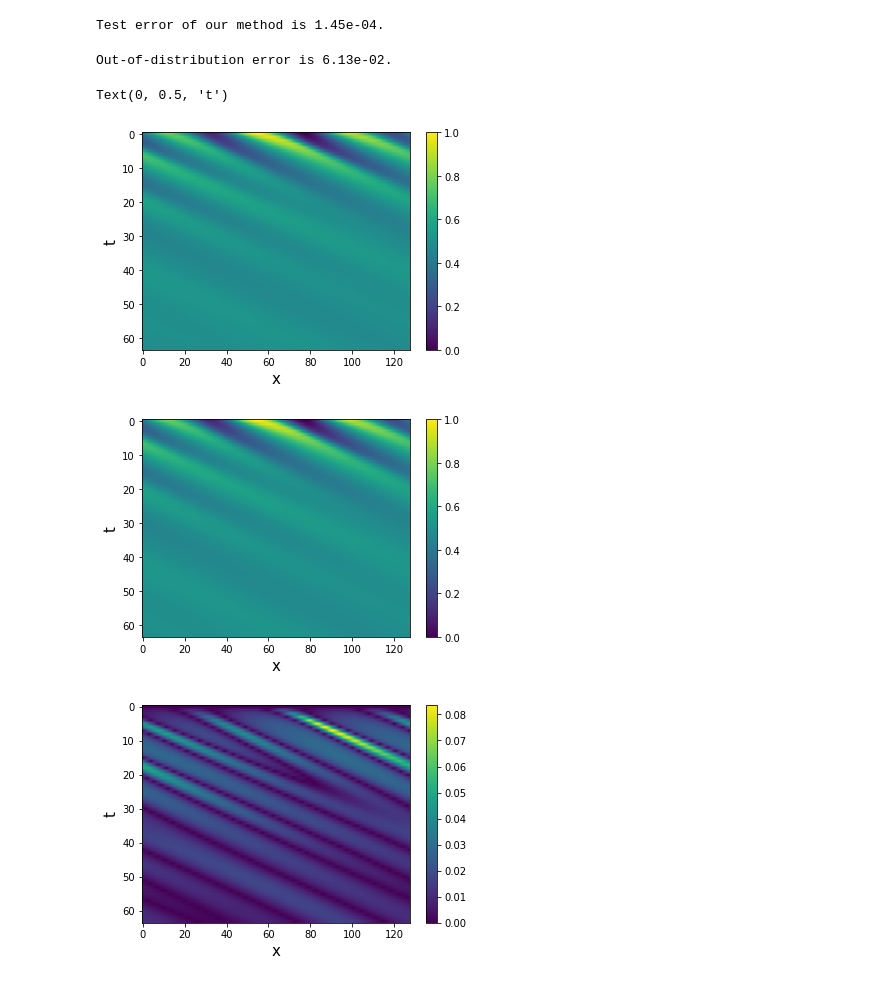
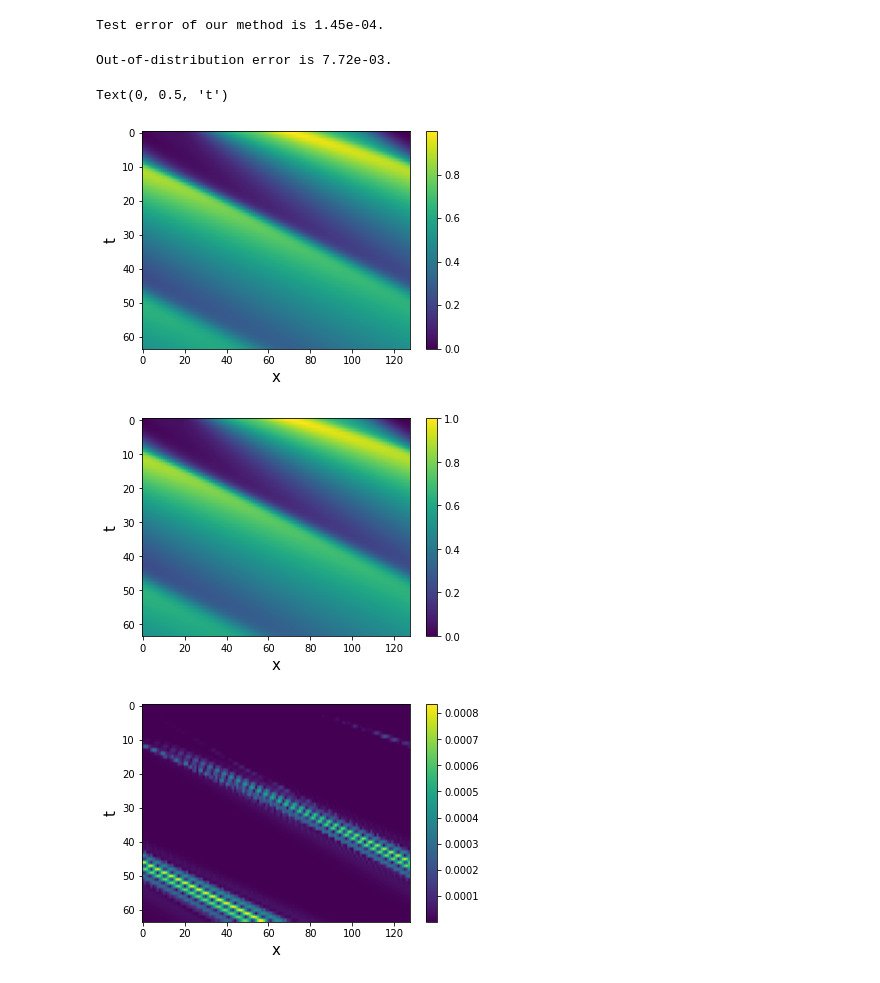
Before and after one commit to liaochunyang/kernelMO, a Jupyter notebook: Framework1/conservation_law/main.ipynb, the cells around one changed output. Drawn from its saved outputs; the diff is of its cells as text; code cells hidden in the pictures.

```diff
--- a/Framework1/conservation_law/main.ipynb
+++ b/Framework1/conservation_law/main.ipynb
@@ -168,33 +191,33 @@ K_ood = K_c_ood * K_u_ood
 
 ### out-of-distribution
 our_ood_pred = model.predict(K_ood)
-our_ood_pred = our_ood_pred.reshape(2000,64,128)
+our_ood_pred = our_ood_pred.reshape(Y_ood.shape)
 our_ood_e = np.mean(np.linalg.norm(our_ood_pred - Y_ood, axis = (1,2))/np.linalg.norm(Y_ood, axis = (1,2)))
 print(f'Out-of-distribution error is {our_ood_e:.2e}.\n')
 # %% [output]
-Out-of-distribution error is 6.13e-02.
+Out-of-distribution error is 7.72e-03.
 # %%
 # visualization
-idx = 1
+idx = 0
 plt.figure(1)
-plt.imshow(pred[idx],aspect='auto')
+plt.imshow(our_pred[idx],aspect='auto')
 plt.colorbar()
 plt.xlabel('x',size=15)
 plt.ylabel('t',size=15)
 
 plt.figure(2)
 plt.imshow(Y_test[idx],aspect='auto')
 plt.colorbar()
 plt.xlabel('x',size=15)
 plt.ylabel('t',size=15)
 
 plt.figure(3)
-plt.imshow(abs(pred[idx]-Y_test[idx]),aspect='auto')
+plt.imshow(abs(our_pred[idx]-Y_test[idx]),aspect='auto')
 plt.colorbar()
 plt.xlabel('x',size=15)
 plt.ylabel('t',size=15)
 # %% [output]
 Text(0, 0.5, 't')
-[figure, old version]
+[figure, new version]
-[figure, old version]
+[figure, new version]
-[figure, old version]
+[figure, new version]
```
Also changed, not shown: parts of 7 cells of this notebook.
